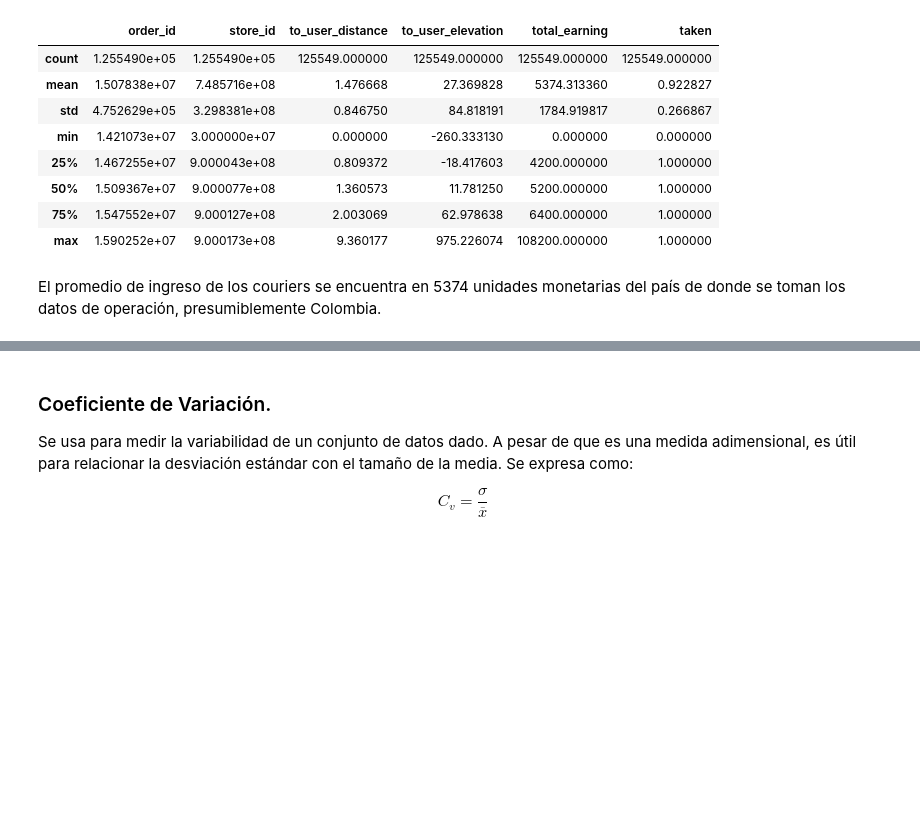
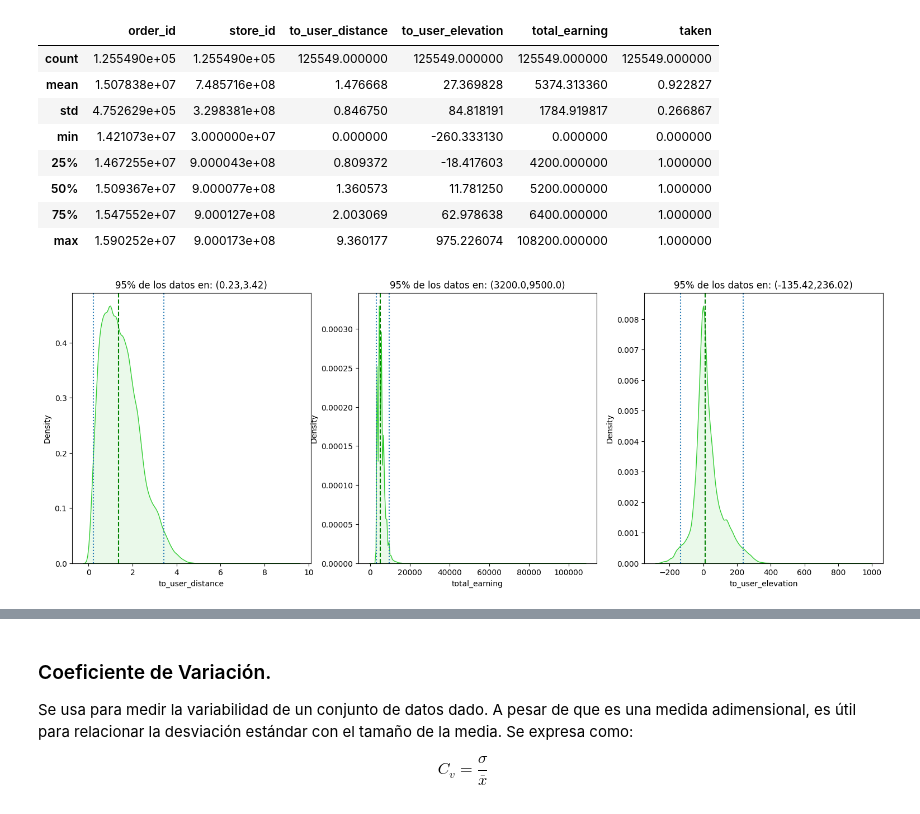
Before and after one commit to jdcarranzas/Prueba-Rappi, a Jupyter notebook: script.ipynb, the cells around one changed output, grey strips where cells are left out. Drawn from its saved outputs; the diff is of its cells as text; code cells hidden in the pictures; blank space fills up the shorter version.

```diff
--- a/script.ipynb
+++ b/script.ipynb
@@ -4,9 +4,14 @@
 import pandas as pd
 import numpy as np
 import seaborn as sns
+import matplotlib.pyplot as plt
+from matplotlib import rcParams
+
+
 import os
 
 os.chdir(r"E:/Prueba Rappi/Prueba-Rappi/documentos")
+rcParams['figure.figsize'] = 18.7,6.27
 # %%
 dataset = pd.read_csv("Orders.csv")
 
@@ -56,5 +61,15 @@ dataset.describe()
 | 50% | 1.509367e+07 | 9.000077e+08 | 1.360573 | 11.781250 | 5200.000000 | 1.000000 |
 | 75% | 1.547552e+07 | 9.000127e+08 | 2.003069 | 62.978638 | 6400.000000 | 1.000000 |
 | max | 1.590252e+07 | 9.000173e+08 | 9.360177 | 975.226074 | 108200.000000 | 1.000000 |
-# %% [markdown]
-El promedio de ingreso de los couriers se encuentra en 5374 unidades monetarias del país de donde se toman los datos de operación, presumiblemente Colombia.
+# %%
+
+fig, axs = plt.subplots(ncols=3)
+for i in [2,3,4]:
+    quantiles = np.quantile(dataset[dataset.columns[i]], q=(0.025, 0.975, 0.5))
+    ax = sns.kdeplot(x = dataset[dataset.columns[i]], fill = True, color = "limegreen", alpha = 0.1, ax=axs[2-i])
+    ax.axvline(x = quantiles[0], ymin = 0, ymax = 1, linestyle = ':')
+    ax.axvline(x = quantiles[1], ymin = 0, ymax = 1, linestyle = ':')
+    ax.axvline(x = quantiles[2], ymin = 0, ymax = 1, color = 'green', linestyle = '--')
+    ax.set(title = '95% de los datos en: ({0},{1})'.format(round(quantiles[0], 2), round(quantiles[1],2)))
+# %% [output]
+[figure, added]
```
Also changed, not shown: parts of 1 cell of this notebook.
